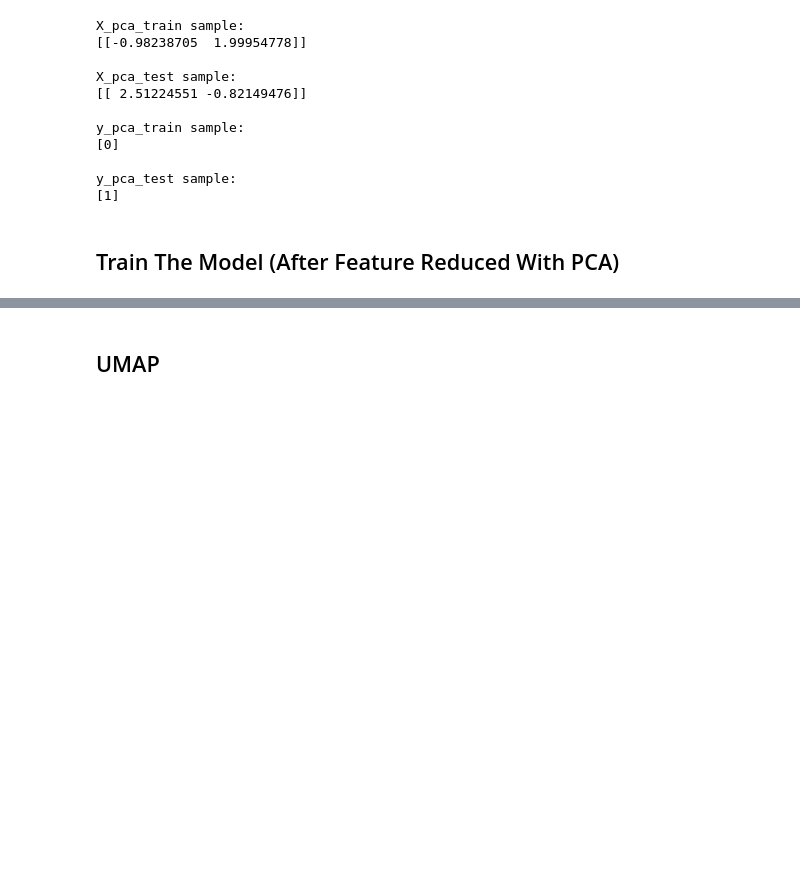
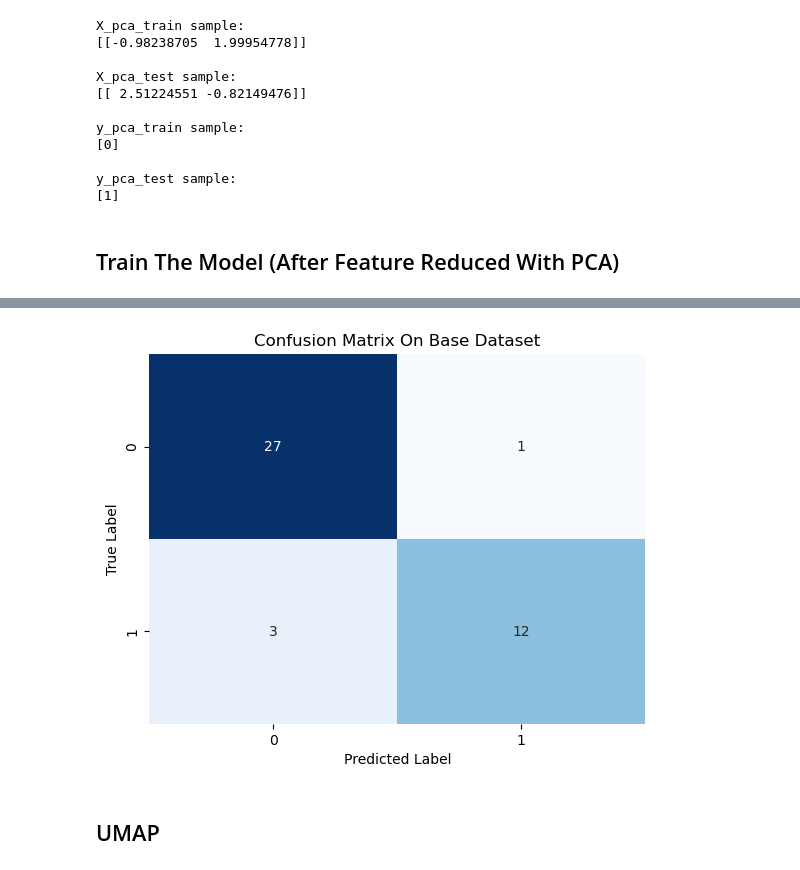
Before and after one commit to AlbiAkhsanul/Car-Damage-Classification, a Jupyter notebook: main_breast_cancer_detection.ipynb, the cells around one changed output, grey strips where cells are left out. Saved outputs shown, nothing was run; the diff lists cells and outputs as text; code cells hidden in the pictures; blank space fills up the shorter version.

Commit message:
finalization model v2

```diff
--- a/main_breast_cancer_detection.ipynb
+++ b/main_breast_cancer_detection.ipynb
@@ -338,8 +350,7 @@ F1-score: 0.85
 from sklearn.preprocessing import StandardScaler
 
 scaler = StandardScaler()
-features = data.iloc[:, 2:].values
-features_scaled = scaler.fit_transform(features)
+features_scaled = scaler.fit_transform(x)
 # %% [markdown]
 ## PCA
 # %%
@@ -375,7 +386,7 @@ Best PCA parameters: {'pca__n_components': 2}
 from sklearn.decomposition import PCA
 
 # Inisialisasi dan transformasi dengan PCA
-pca_model = PCA(n_components=2)
+pca_model = PCA(n_components=4)
 features_reduced_pca = pca_model.fit_transform(features_scaled)
 
 # Memeriksa bentuk hasil transformasi
@@ -426,10 +437,10 @@ import xgboost as xgb
 from sklearn.model_selection import GridSearchCV
 
 xgb_model_pca = xgb.XGBClassifier(
-    n_estimators=200,
+    n_estimators=100,
     max_depth=3,
-    learning_rate=0.1,
-    subsample=0.6,
+    learning_rate=0.01,
+    subsample=1.0,
     eval_metric='logloss'
 )
 
@@ -467,3 +478,17 @@ F1-score: 0.97
+# %%
+from sklearn.metrics import confusion_matrix
+import seaborn as sns
+import matplotlib.pyplot as plt
+
+conf_matrix = confusion_matrix(y_pca_test, y_pca_pred)
+
+sns.heatmap(conf_matrix, annot=True, fmt='d', cmap='Blues', cbar=False)
+plt.xlabel('Predicted Label')
+plt.ylabel('True Label')
+plt.title('Confusion Matrix On Base Dataset')
+plt.show()
+# %% [output]
+[figure, added]
 # %% [markdown]
 ## UMAP
 # %% [markdown]
```
Also changed, not shown: parts of 28 cells of this notebook, 3 other files.
